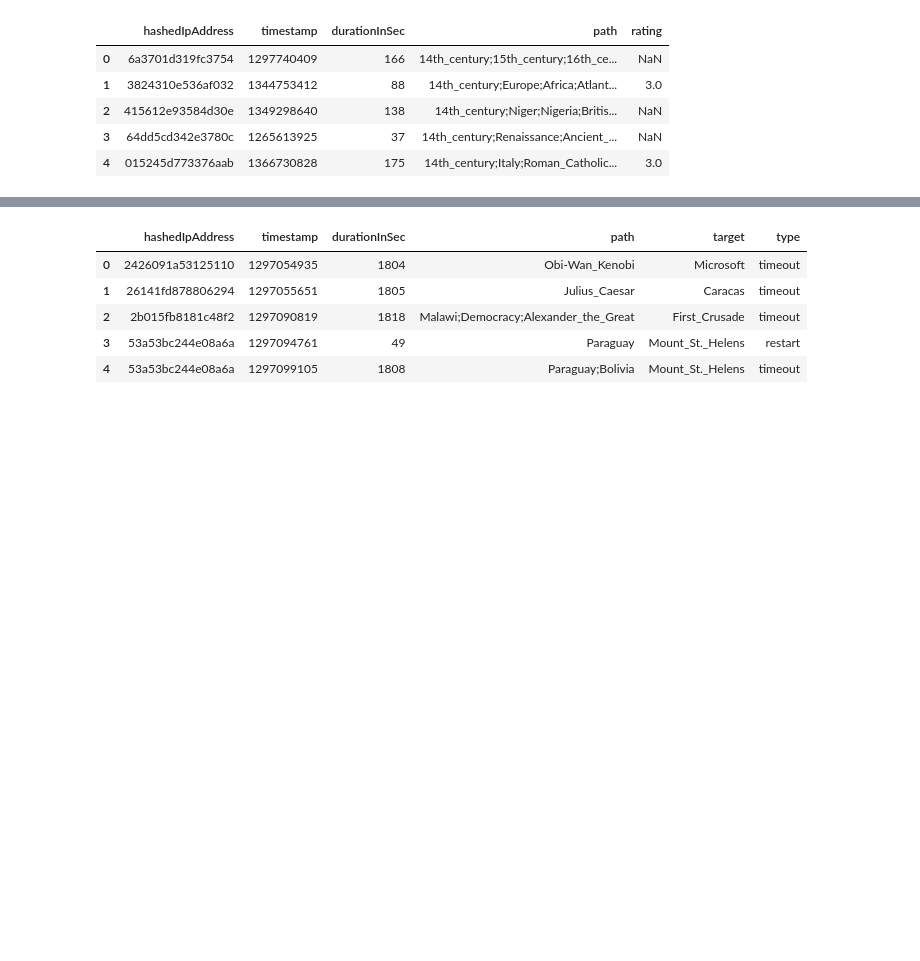
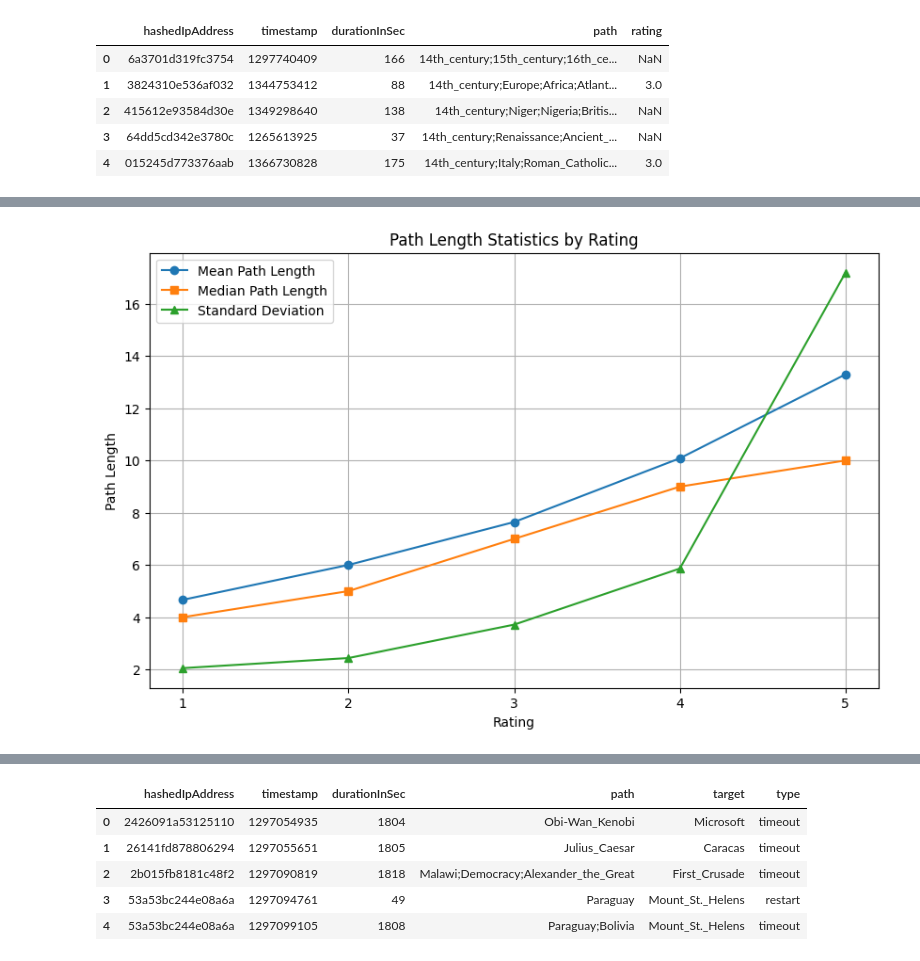
Before and after one commit to epfl-ada/ada-2024-project-genshinstart, a Jupyter notebook: results.ipynb, the cells around one changed output, grey strips where cells are left out. Cells and saved outputs as stored; diff of their text form; code cells hidden in the pictures; blank space fills up the shorter version.

Commit message:
Add: analyzed path record

```diff
--- a/results.ipynb
+++ b/results.ipynb
@@ -241,0 +250,5 @@ paths_finished.head()
+# %%
+# calculate the length of each path
+paths_finished['path_length'] = paths_finished['path'].apply(lambda x: len([p for p in x.split(';')]))
+path_finished_analysis = paths_finished[['path_length', 'rating', 'durationInSec']].copy()
+path_finished_analysis.head()
@@ -241,0 +262,5 @@ paths_finished.head()
+# %%
+# observe the difference in path lengths at different ratings
+path_finished_analysis_rated = path_finished_analysis.dropna()
+path_finished_analysis_rated = path_finished_analysis_rated.groupby('rating')['path_length'].describe()
+path_finished_analysis_rated
@@ -241,0 +275,16 @@ paths_finished.head()
+# %%
+import matplotlib.pyplot as plt
+
+plt.figure(figsize=(10, 6))
+plt.plot(path_finished_analysis_rated['mean'], marker='o', label='Mean Path Length')
+plt.plot(path_finished_analysis_rated['50%'], marker='s', label='Median Path Length')
+plt.plot(path_finished_analysis_rated['std'], marker='^', label='Standard Deviation')
+plt.xticks(path_finished_analysis_rated.index)
+plt.xlabel('Rating')
+plt.ylabel('Path Length')
+plt.title('Path Length Statistics by Rating')
+plt.legend()
+plt.grid(True)
+plt.show()
+# %% [output]
+[figure, added]
```
Also changed, not shown: parts of 11 cells of this notebook.
